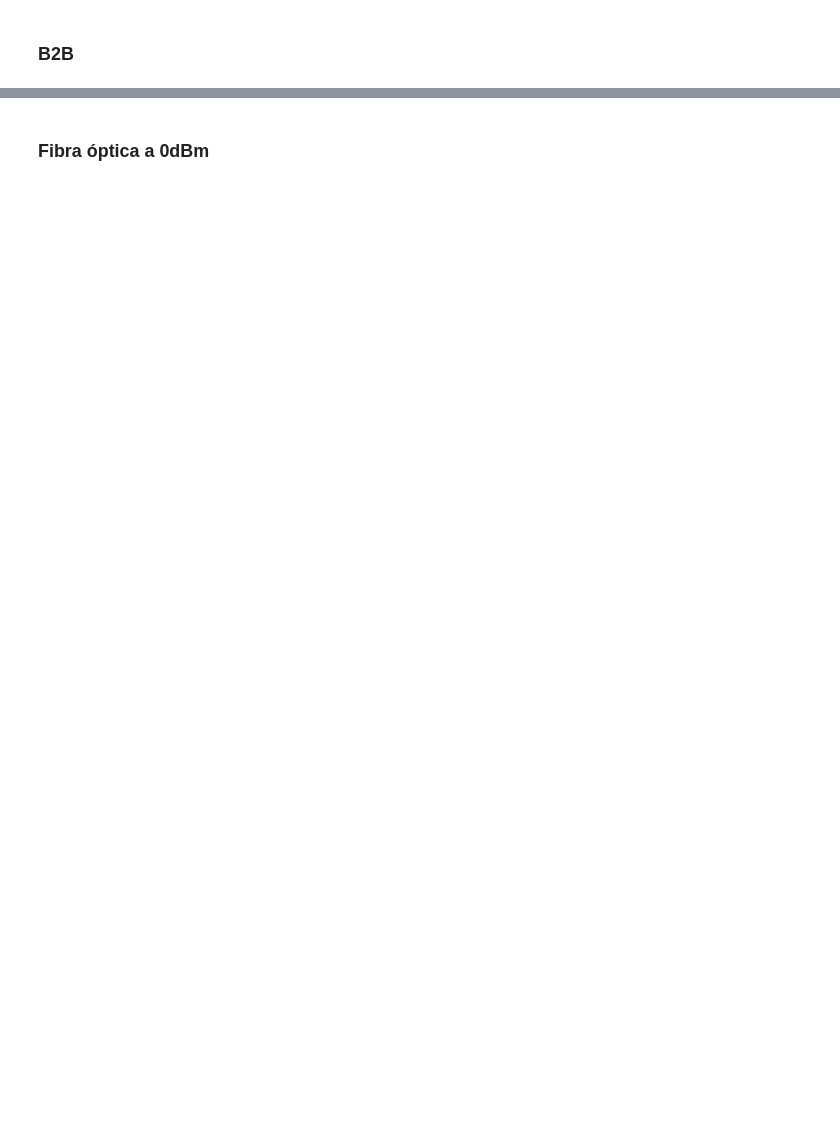
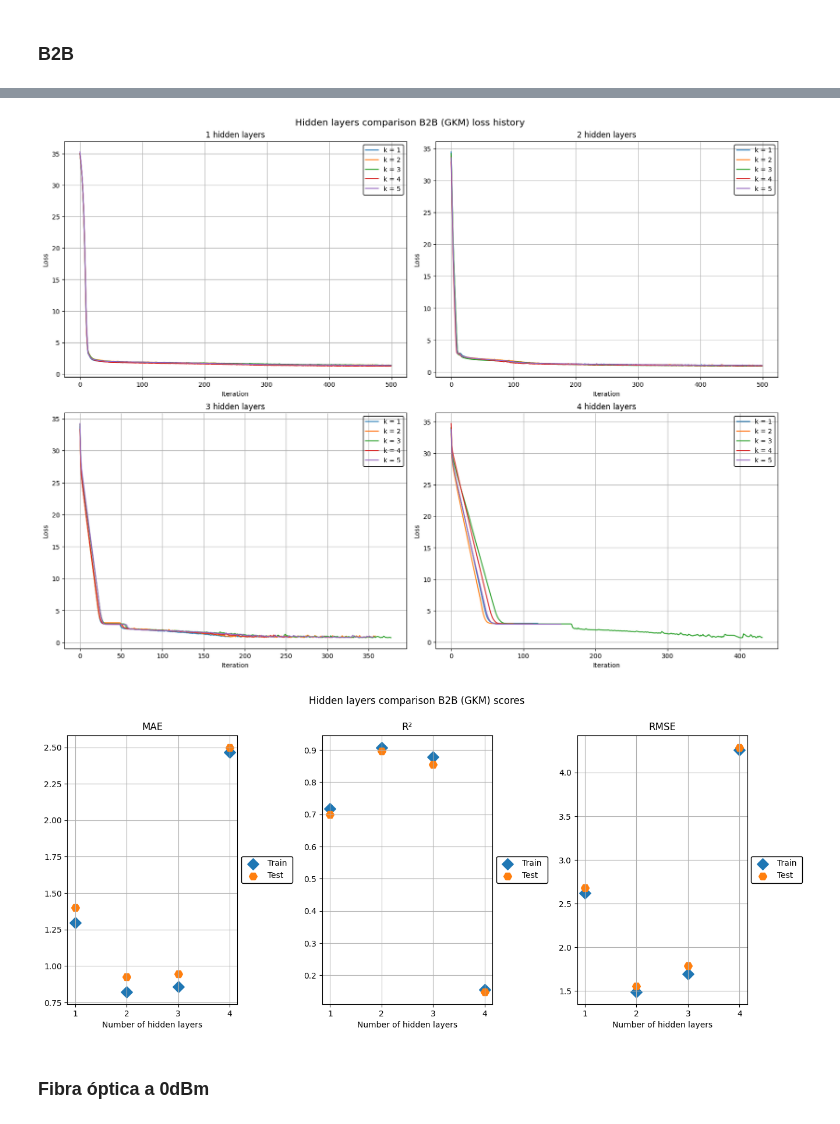
Before and after one commit to jjgranadat/Semillero_SOFA, a Jupyter notebook: ICI_Project/Codes/ICI_Regression.ipynb, the cells around one changed output, grey strips where cells are left out. Saved outputs shown, nothing was run; the diff lists cells and outputs as text; code cells hidden in the pictures; blank space fills up the shorter version.

```diff
--- a/ICI_Project/Codes/ICI_Regression.ipynb
+++ b/ICI_Project/Codes/ICI_Regression.ipynb
@@ -755,3 +1261,6 @@ Stored 'scores_GKM_swish_fiber9' (dict)
 # %%
 args = {"data": df_FCM_B2B, "n_splits": 5, "max_neurons": 512, "activations": ["relu"]}
 scores_FCM_B2B_1HL = calc_once("scores_FCM_B2B_1HL", test_estimation_model, args)
+# %%
+args = {"data": df_GKM_B2B, "n_splits": 5, "max_neurons": 512, "activations": ["relu"]}
+scores_GKM_B2B_1HL = calc_once("scores_GKM_B2B_1HL", test_estimation_model, args)
@@ -758,3 +1285,6 @@ scores_FCM_B2B_1HL = calc_once("scores_FCM_B2B_1HL", test_estimation_model, args
 # %%
 args = {"data": df_FCM_B2B, "n_splits": 5, "max_neurons": 512, "activations": ["relu", "sigmoid"]}
 scores_FCM_B2B_2HL = calc_once("scores_FCM_B2B_2HL", test_estimation_model, args)
+# %%
+args = {"data": df_GKM_B2B, "n_splits": 5, "max_neurons": 512, "activations": ["relu", "sigmoid"]}
+scores_GKM_B2B_2HL = calc_once("scores_GKM_B2B_2HL", test_estimation_model, args)
@@ -761,3 +1309,6 @@ scores_FCM_B2B_2HL = calc_once("scores_FCM_B2B_2HL", test_estimation_model, args
 # %%
 args = {"data": df_FCM_B2B, "n_splits": 5, "max_neurons": 512, "activations": ["relu", "tanh", "sigmoid"]}
 scores_FCM_B2B_3HL = calc_once("scores_FCM_B2B_3HL", test_estimation_model, args)
+# %%
+args = {"data": df_GKM_B2B, "n_splits": 5, "max_neurons": 512, "activations": ["relu", "tanh", "sigmoid"]}
+scores_GKM_B2B_3HL = calc_once("scores_GKM_B2B_3HL", test_estimation_model, args)
@@ -764,3 +1333,6 @@ scores_FCM_B2B_3HL = calc_once("scores_FCM_B2B_3HL", test_estimation_model, args
 # %%
 args = {"data": df_FCM_B2B, "n_splits": 5, "max_neurons": 512, "activations": ["relu", "relu", "tanh", "sigmoid"]}
 scores_FCM_B2B_4HL = calc_once("scores_FCM_B2B_4HL", test_estimation_model, args)
+# %%
+args = {"data": df_GKM_B2B, "n_splits": 5, "max_neurons": 512, "activations": ["relu", "relu", "tanh", "sigmoid"]}
+scores_GKM_B2B_4HL = calc_once("scores_GKM_B2B_4HL", test_estimation_model, args)
@@ -783,3 +1382,9 @@ plot_layers_scores(scores, "Hidden layers comparison B2B")
+# %%
+scores = [scores_GKM_B2B_1HL, scores_GKM_B2B_2HL, scores_GKM_B2B_3HL, scores_GKM_B2B_4HL]
+plot_layers_scores(scores, "Hidden layers comparison B2B (GKM)")
+# %% [output]
+[figure, added]
+[figure, added]
 # %% [markdown]
 ### Fibra óptica a 0dBm
 # %%
```
Also changed, not shown: parts of 135 cells of this notebook, 6 other files.
